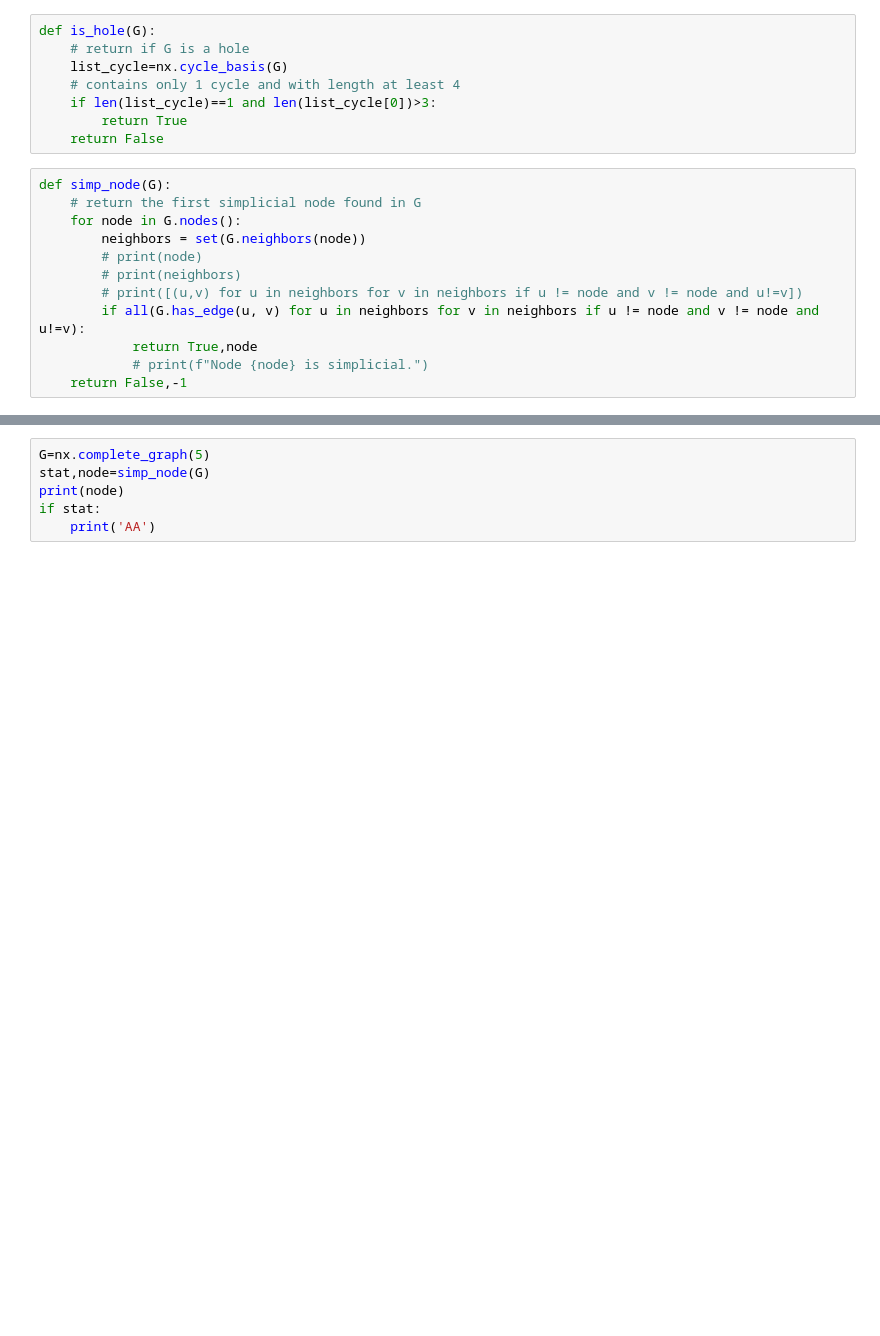
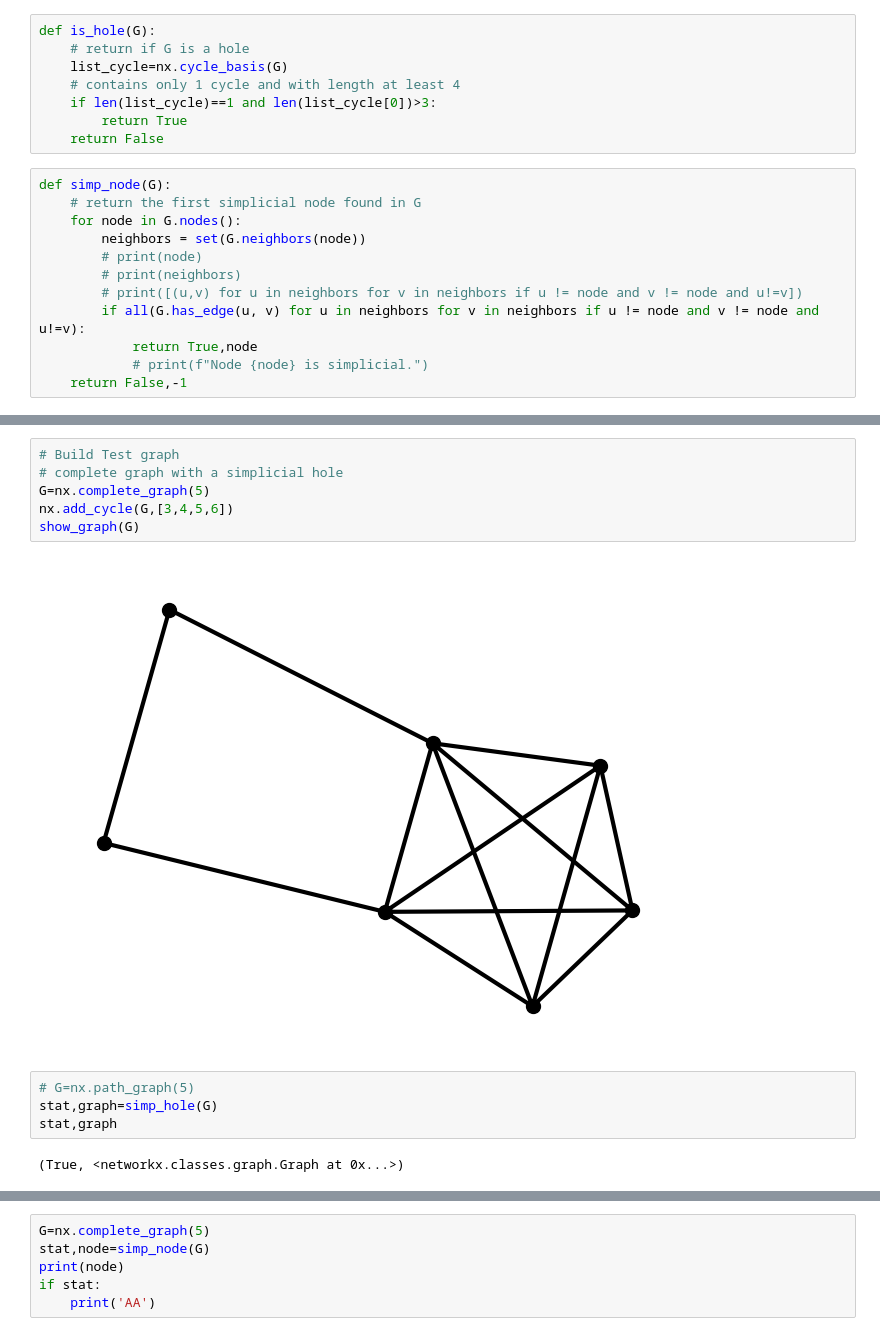
Before and after one commit to vonals/code, a Jupyter notebook: graphx.ipynb, the cells around one changed output, grey strips where cells are left out. Drawn from its saved outputs; the diff is of its cells as text; blank space fills up the shorter version.

Commit message:
is_us_graph-stage3-finished

```diff
--- a/graphx.ipynb
+++ b/graphx.ipynb
@@ -165,0 +192,14 @@ def simp_node(G):
+# %%
+# Build Test graph
+# complete graph with a simplicial hole
+G=nx.complete_graph(5)
+nx.add_cycle(G,[3,4,5,6])
+show_graph(G)
+# %% [output]
+[figure, added]
+# %%
+# G=nx.path_graph(5)
+stat,graph=simp_hole(G)
+stat,graph
+# %% [output]
+(True, <networkx.classes.graph.Graph at 0x...>)
```
Also changed, not shown: parts of 5 cells of this notebook.
